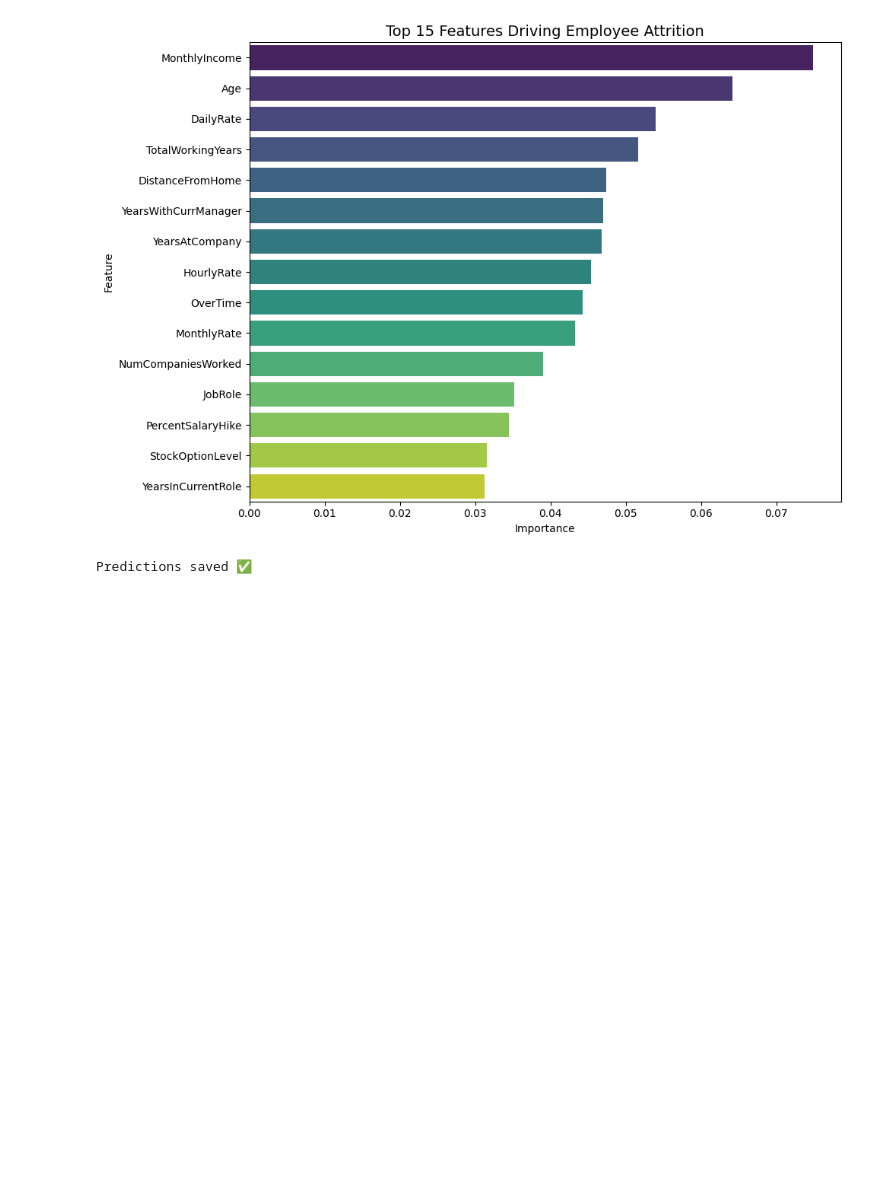
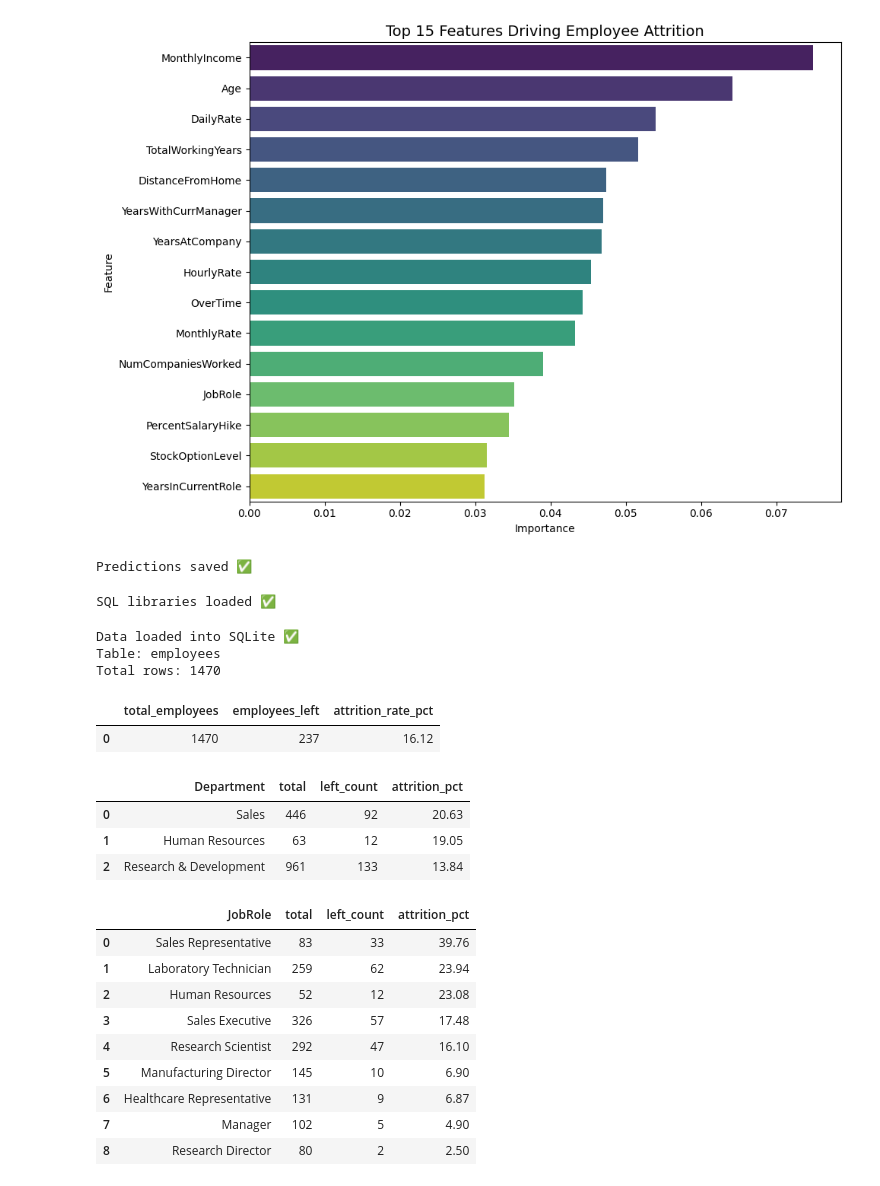
Before and after one commit to anshisharma9472-ops/hr-analytics-attrition, a Jupyter notebook: hr_analytics_eda_and_model.ipynb, the cells around one changed output. Drawn from its saved outputs; the diff is of its cells as text; code cells hidden in the pictures; blank space fills up the shorter version.

```diff
--- a/hr_analytics_eda_and_model.ipynb
+++ b/hr_analytics_eda_and_model.ipynb
@@ -332,3 +332,29 @@ results_df.to_csv('hr_model_predictions.csv', index=False)
 print("Predictions saved ✅")
 # %% [output]
 Predictions saved ✅
+# %%
+import sqlite3
+import sqlalchemy
+from sqlalchemy import create_engine
+
+print("SQL libraries loaded ✅")
+# %% [output]
+SQL libraries loaded ✅
+# %%
+# Create database engine
+engine = create_engine('sqlite:///hr_analytics.db')
+
+# Load cleaned dataframe into SQL table
+df.to_sql('employees', con=engine, if_exists='replace', index=False)
+
+print("Data loaded into SQLite ✅")
+print("Table: employees")
+
+# Verify
+with engine.connect() as conn:
+    result = conn.execute(sqlalchemy.text("SELECT COUNT(*) FROM employees"))
+    print("Total rows:", result.fetchone()[0])
+# %% [output]
+Data loaded into SQLite ✅
+Table: employees
+Total rows: 1470
@@ -334,0 +365,52 @@ Predictions saved ✅
+# %%
+q1 = """
+SELECT
+    COUNT(*) AS total_employees,
+    SUM(Attrition_num) AS employees_left,
+    ROUND(SUM(Attrition_num) * 100.0 / COUNT(*), 2) AS attrition_rate_pct
+FROM employees
+"""
+run_query(q1)
+# %% [output]
+|  | total_employees | employees_left | attrition_rate_pct |
+| 0 | 1470 | 237 | 16.12 |
+# %%
+q2 = """
+SELECT
+    Department,
+    COUNT(*) AS total,
+    SUM(Attrition_num) AS left_count,
+    ROUND(SUM(Attrition_num) * 100.0 / COUNT(*), 2) AS attrition_pct
+FROM employees
+GROUP BY Department
+ORDER BY attrition_pct DESC
+"""
+run_query(q2)
+# %% [output]
+|  | Department | total | left_count | attrition_pct |
+| 0 | Sales | 446 | 92 | 20.63 |
+| 1 | Human Resources | 63 | 12 | 19.05 |
+| 2 | Research & Development | 961 | 133 | 13.84 |
+# %%
+q3 = """
+SELECT
+    JobRole,
+    COUNT(*) AS total,
+    SUM(Attrition_num) AS left_count,
+    ROUND(SUM(Attrition_num) * 100.0 / COUNT(*), 2) AS attrition_pct
+FROM employees
+GROUP BY JobRole
+ORDER BY attrition_pct DESC
+"""
+run_query(q3)
+# %% [output]
+|  | JobRole | total | left_count | attrition_pct |
+| 0 | Sales Representative | 83 | 33 | 39.76 |
+| 1 | Laboratory Technician | 259 | 62 | 23.94 |
+| 2 | Human Resources | 52 | 12 | 23.08 |
+| 3 | Sales Executive | 326 | 57 | 17.48 |
+| 4 | Research Scientist | 292 | 47 | 16.10 |
+| 5 | Manufacturing Director | 145 | 10 | 6.90 |
+| 6 | Healthcare Representative | 131 | 9 | 6.87 |
+| 7 | Manager | 102 | 5 | 4.90 |
+| 8 | Research Director | 80 | 2 | 2.50 |
```
Also changed, not shown: parts of 7 cells of this notebook.
